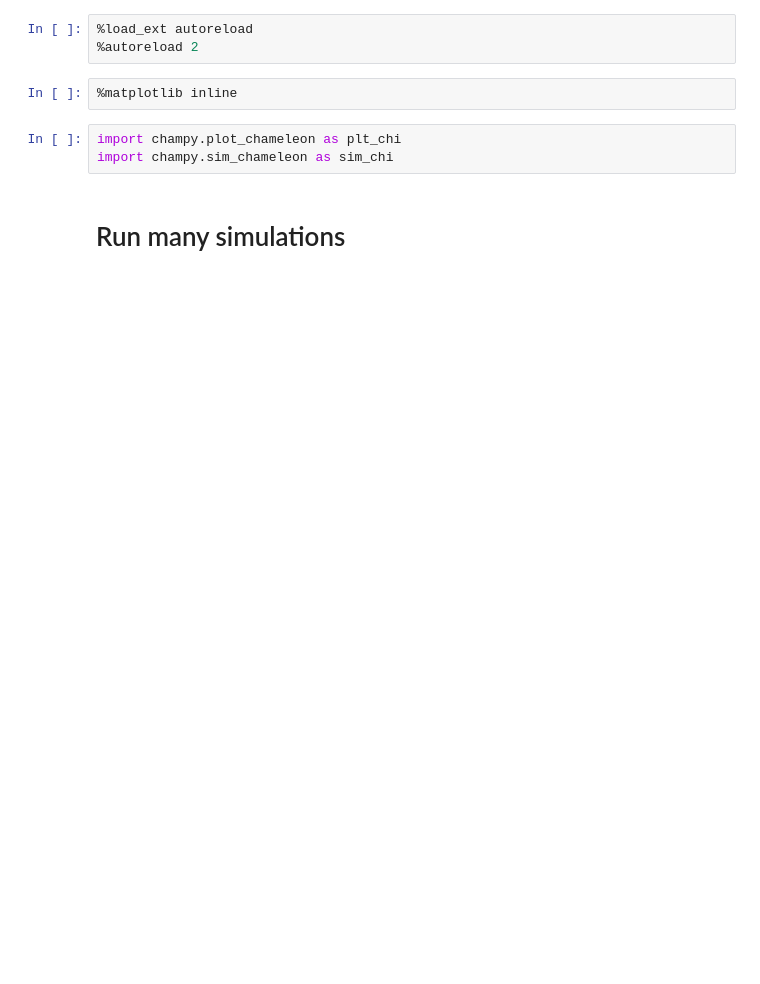
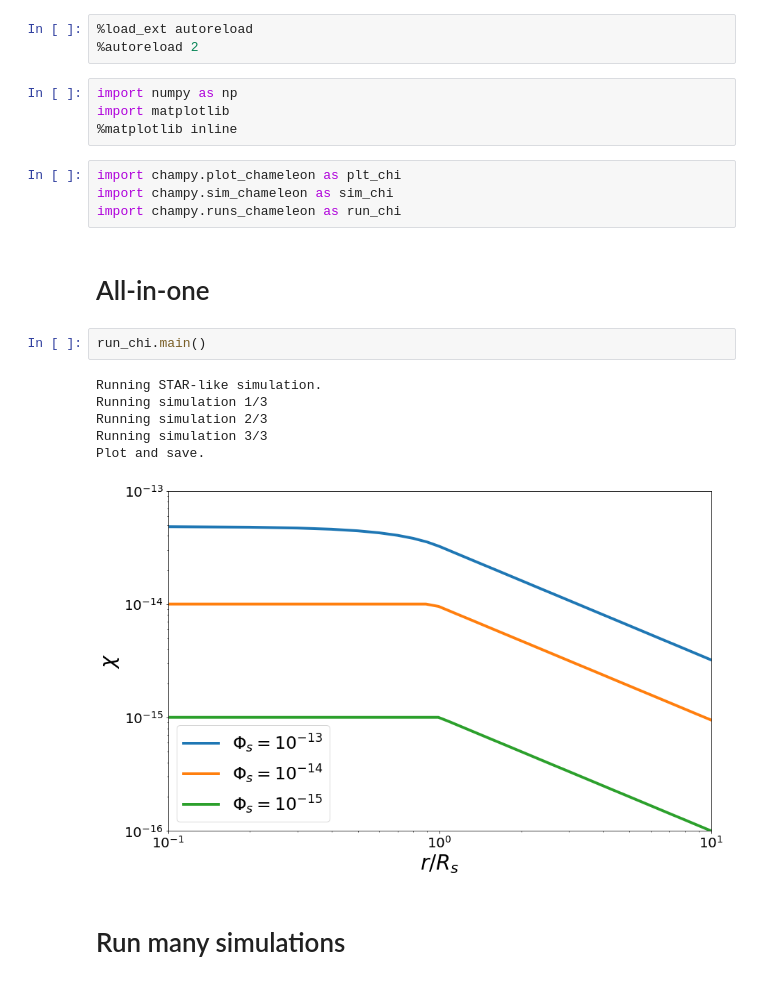
Before and after one commit to vrastil/chi_r_solver, a Jupyter notebook: scripts/plots.ipynb, the cells around one changed output. Drawn from its saved outputs; the diff is of its cells as text; blank space fills up the shorter version.

Commit message:
star, forcs, better resolution

```diff
--- a/scripts/plots.ipynb
+++ b/scripts/plots.ipynb
@@ -1,11 +1,25 @@
 # %%
 %load_ext autoreload
 %autoreload 2
-# %%
-%matplotlib inline
+# %%
+import numpy as np
+import matplotlib
+%matplotlib inline
 # %%
 import champy.plot_chameleon as plt_chi
 import champy.sim_chameleon as sim_chi
+import champy.runs_chameleon as run_chi
+# %% [markdown]
+# All-in-one
+# %%
+run_chi.main()
+# %% [output]
+Running STAR-like simulation.
+Running simulation 1/3
+Running simulation 2/3
+Running simulation 3/3
+Plot and save.
+[figure, added]
 # %% [markdown]
 # Run many simulations
 # %%
```
Also changed, not shown: parts of 5 cells of this notebook, 4 other files.
